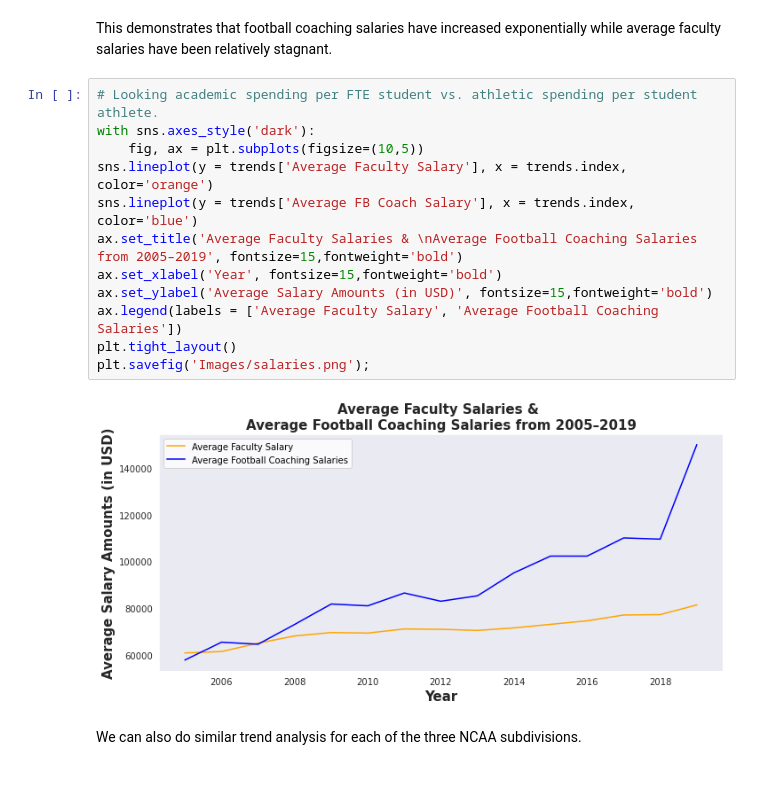
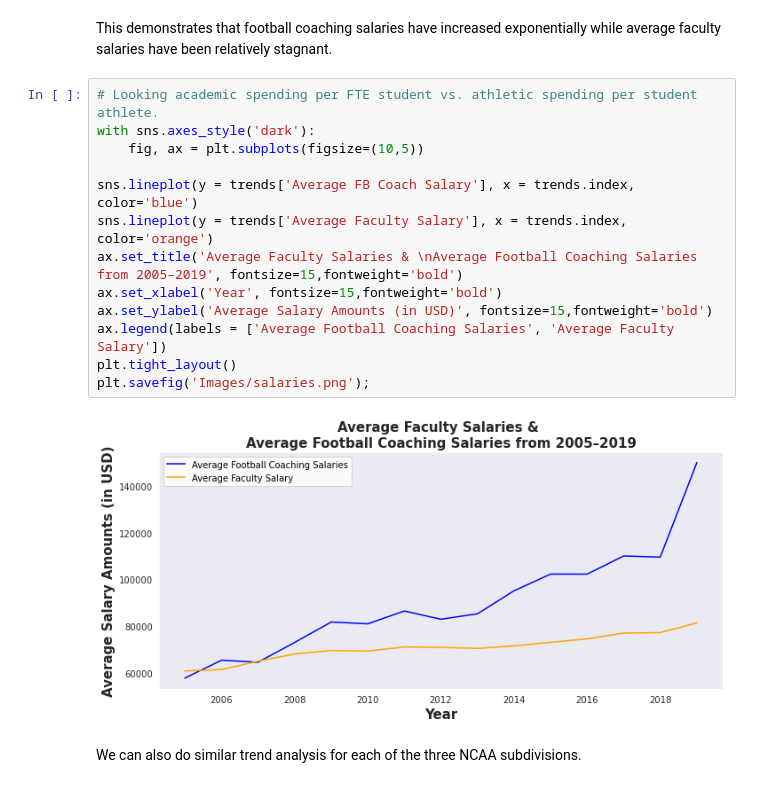
Before and after one commit to Shoemaker703/college_retention, a Jupyter notebook: Summary Notebook.ipynb, the cells around one changed output. Saved outputs shown, nothing was run; the diff lists cells and outputs as text.

```diff
--- a/Summary Notebook.ipynb
+++ b/Summary Notebook.ipynb
@@ -407,17 +445,18 @@ This demonstrates that football coaching salaries have increased exponentially w
 # %%
 # Looking academic spending per FTE student vs. athletic spending per student athlete.
 with sns.axes_style('dark'):
     fig, ax = plt.subplots(figsize=(10,5))
+
+sns.lineplot(y = trends['Average FB Coach Salary'], x = trends.index, color='blue')
 sns.lineplot(y = trends['Average Faculty Salary'], x = trends.index, color='orange')
-sns.lineplot(y = trends['Average FB Coach Salary'], x = trends.index, color='blue')
 ax.set_title('Average Faculty Salaries & \nAverage Football Coaching Salaries from 2005–2019', fontsize=15,fontweight='bold')
 ax.set_xlabel('Year', fontsize=15,fontweight='bold')
 ax.set_ylabel('Average Salary Amounts (in USD)', fontsize=15,fontweight='bold')
-ax.legend(labels = ['Average Faculty Salary', 'Average Football Coaching Salaries'])
+ax.legend(labels = ['Average Football Coaching Salaries', 'Average Faculty Salary'])
 plt.tight_layout()
 plt.savefig('Images/salaries.png');
 # %% [output]
-[figure, old version]
+[figure, new version]
 # %% [markdown]
 We can also do similar trend analysis for each of the three NCAA subdivisions.
 # %%
```
Also changed, not shown: parts of 59 cells of this notebook, 11 other files.
